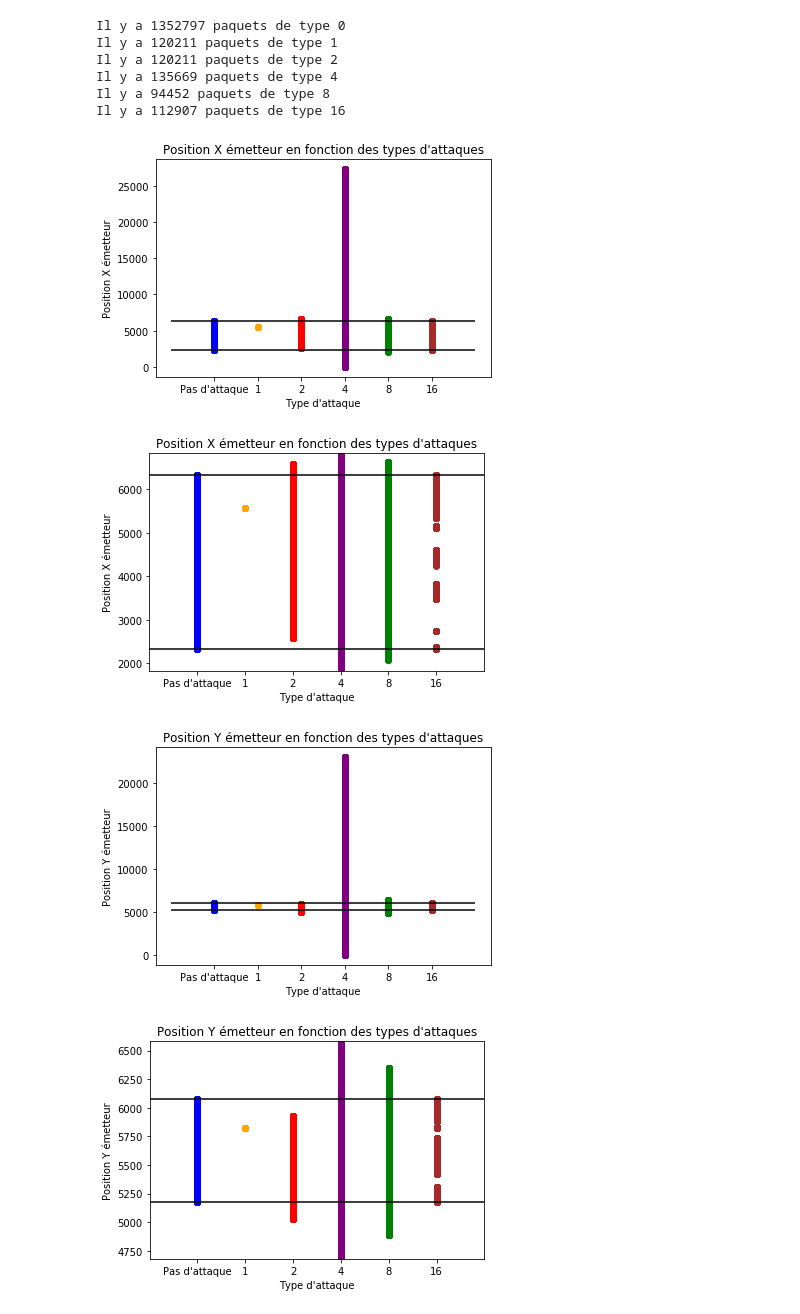
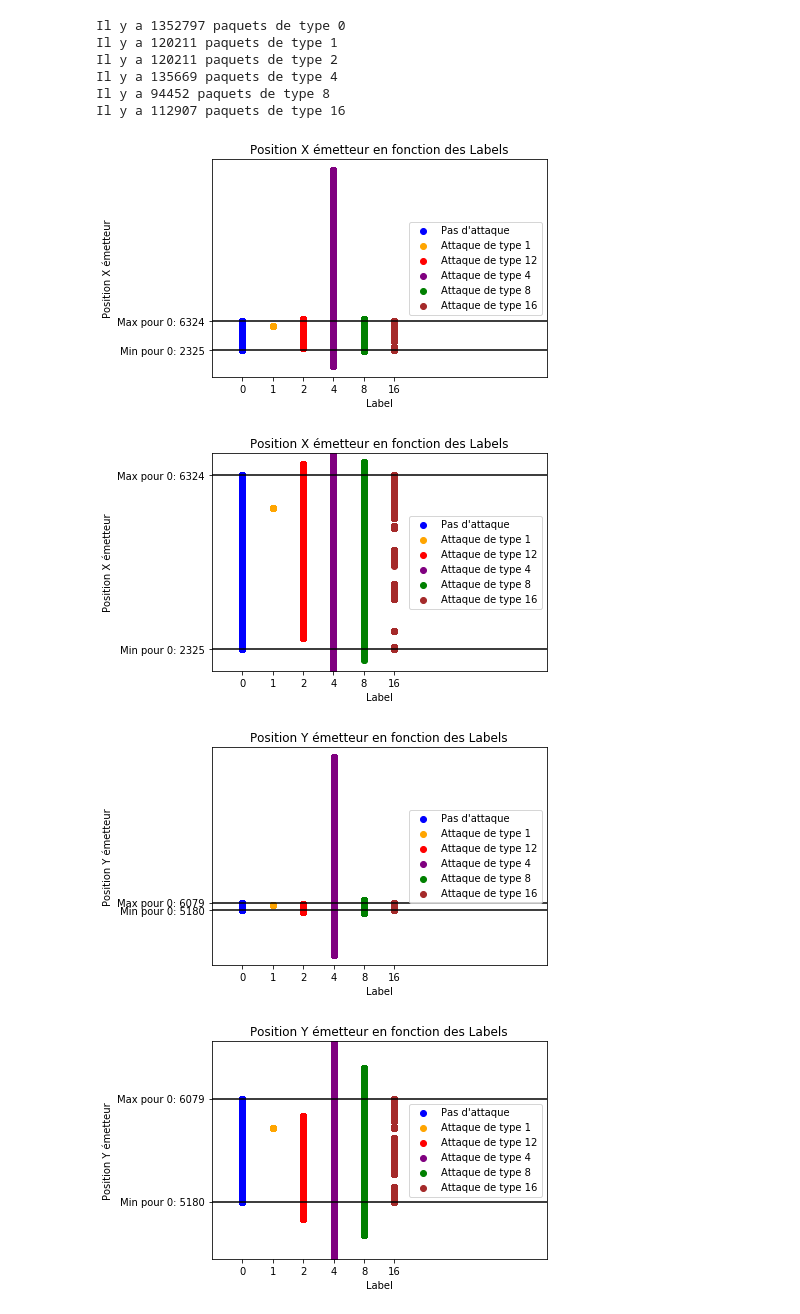
Before and after one commit to rguilloteau/SR2I208, a Jupyter notebook: Projet.ipynb, the cells around one changed output. Cells and saved outputs as stored; diff of their text form; code cells hidden in the pictures.

```diff
--- a/Projet.ipynb
+++ b/Projet.ipynb
@@ -169,41 +126,48 @@ def indice(k):
     else:
         return int(np.log2(k)+1)
 
 def color(k):
     if k==0:
         return "blue"
     if k==1:
         return "orange"
     if k==2:
         return "red"
     if k==4:
         return "purple"
     if k==8:
         return "green"
     if k==16:
         return "brown"
 
 def plot_label(label_y, limit=False):
-    plt.title(label_y+" en fonction des types d'attaques")
-    plt.xlabel("Type d'attaque")
+    plt.title(label_y+" en fonction des Labels")
+    plt.xlabel("Label")
     plt.ylabel(label_y)
+    plt.xlim(-1,10)
+
+    min_y = min(list_by_label[0][label_y])
+    max_y = max(list_by_label[0][label_y])
+
     if limit:
-        plt.xlim(-1,6)
-        plt.ylim(min(list_by_label[0][label_y])-500,max(list_by_label[0][label_y])+500)
-    plt.xticks(np.arange(6), ("Pas d'attaque", '1', '2', '4', '8', '16'))
+        plt.ylim(min_y-500,max_y+500)
+    plt.xticks(np.arange(6), ("0", '1', '2', '4', '8', '16'))
 
-    for k in list_by_label.keys():
+    plt.yticks([min_y,max_y],("Min pour 0: "+str(int(min_y)),"Max pour 0: "+str(int(max_y))))
+
+    for k in [0,1,2,4,8,16]:
         plt.scatter([indice(k)]*len(list_by_label[k]),list_by_label[k][label_y], color=color(k))
 
-    plt.hlines((min(list_by_label[0][label_y]),max(list_by_label[0][label_y])),-1,6)
+    plt.legend(["Pas d'attaque", "Attaque de type 1", "Attaque de type 12", "Attaque de type 4", "Attaque de type 8", "Attaque de type 16"], loc=7)
+    plt.hlines((min_y,max_y),-1,10)
     plt.show()
 
 plot_label('Position X émetteur')
 plot_label('Position X émetteur',limit=True)
 plot_label('Position Y émetteur')
 plot_label('Position Y émetteur',limit=True)
 # %% [output]
-[figure, old version]
+[figure, new version]
-[figure, old version]
+[figure, new version]
-[figure, old version]
+[figure, new version]
-[figure, old version]
+[figure, new version]
```
Also changed, not shown: parts of 6 cells of this notebook.
